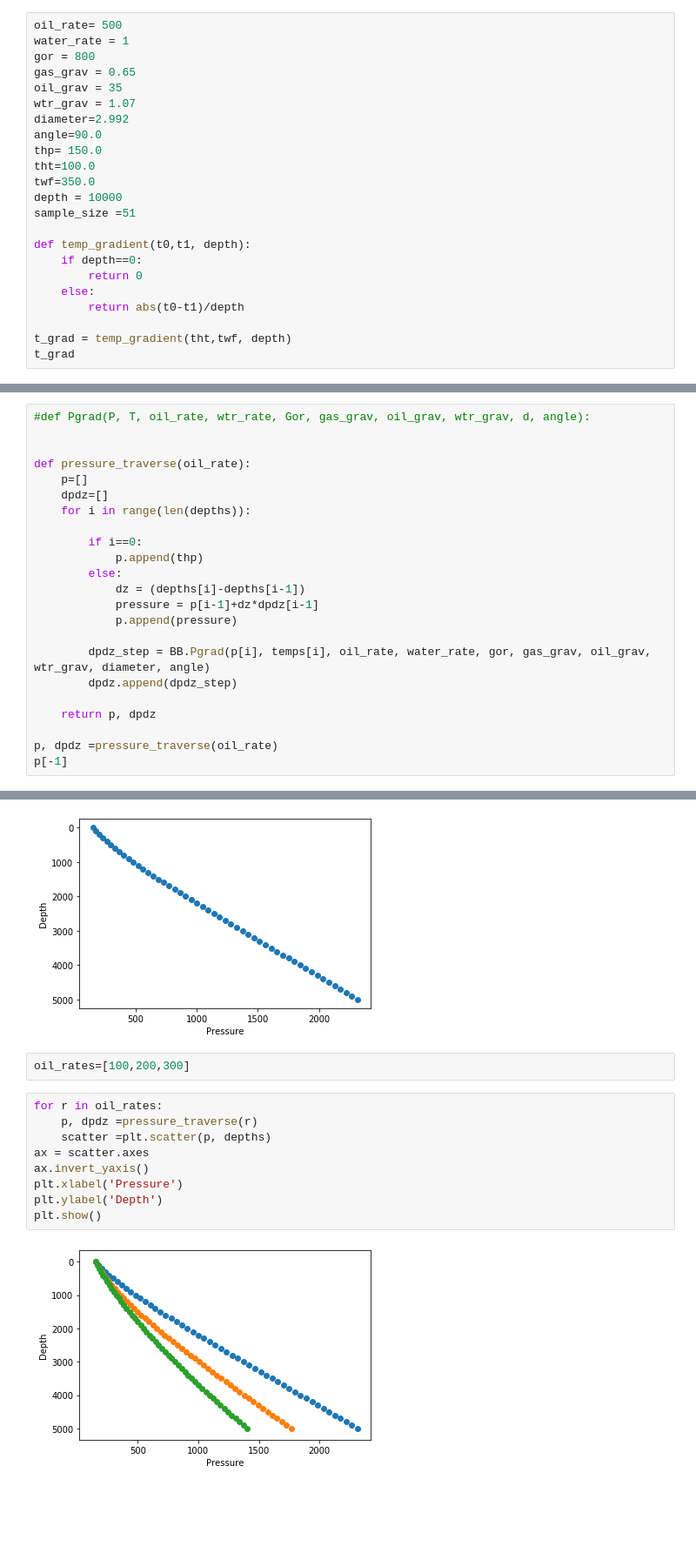
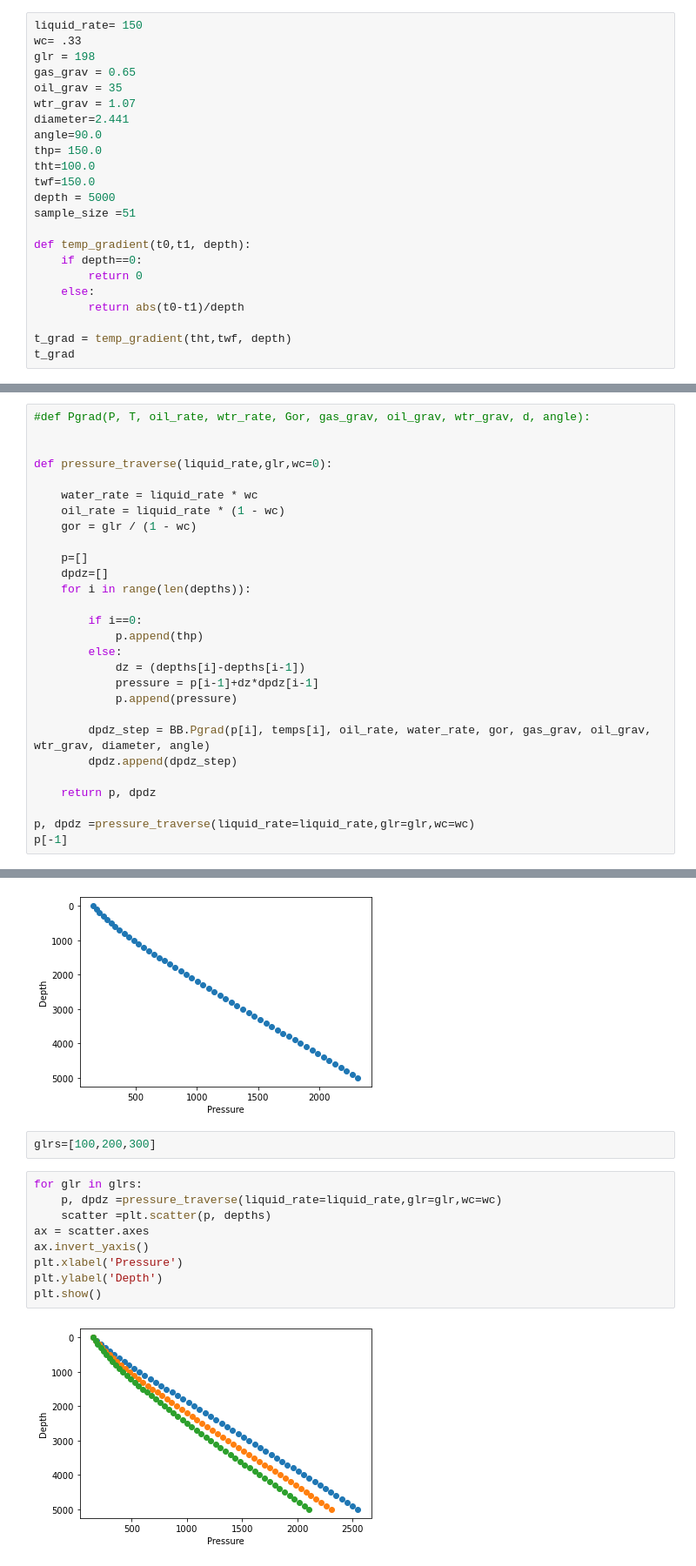
Before and after one commit to mkhamis22/Petroluem-Production, a Jupyter notebook: PressureTraverse.ipynb, the cells around one changed output, grey strips where cells are left out. Shown: that part at 87% size. Cells and saved outputs as stored; diff of their text form; blank space fills up the shorter version.

```diff
--- a/PressureTraverse.ipynb
+++ b/PressureTraverse.ipynb
@@ -12,18 +12,18 @@ import psapy.BeggsandBrill as BB
 # %% [markdown]
 Input Data
 # %%
-oil_rate= 500
-water_rate = 1
-gor = 800
+liquid_rate= 150
+wc= .33
+glr = 198
 gas_grav = 0.65
 oil_grav = 35
 wtr_grav = 1.07
-diameter=2.992
+diameter=2.441
 angle=90.0
 thp= 150.0
 tht=100.0
-twf=350.0
-depth = 10000
+twf=150.0
+depth = 5000
 sample_size =51
 
 def temp_gradient(t0,t1, depth):
@@ -44,7 +44,12 @@ temps = tht + t_grad * depths
 #def Pgrad(P, T, oil_rate, wtr_rate, Gor, gas_grav, oil_grav, wtr_grav, d, angle):
 
 
-def pressure_traverse(oil_rate):
+def pressure_traverse(liquid_rate,glr,wc=0):
+
+    water_rate = liquid_rate * wc
+    oil_rate = liquid_rate * (1 - wc)
+    gor = glr / (1 - wc)
+
     p=[]
     dpdz=[]
     for i in range(len(depths)):
@@ -61,6 +66,6 @@ def pressure_traverse(oil_rate):
 
     return p, dpdz
 
-p, dpdz =pressure_traverse(oil_rate)
+p, dpdz =pressure_traverse(liquid_rate=liquid_rate,glr=glr,wc=wc)
 p[-1]
 # %% [output]
@@ -75,18 +80,18 @@ plt.show()
 # %% [output]
 [figure]
 # %%
-oil_rates=[100,200,300]
+glrs=[100,200,300]
 # %%
-for r in oil_rates:
-    p, dpdz =pressure_traverse(r)
+for glr in glrs:
+    p, dpdz =pressure_traverse(liquid_rate=liquid_rate,glr=glr,wc=wc)
     scatter =plt.scatter(p, depths)
 ax = scatter.axes
 ax.invert_yaxis()
 plt.xlabel('Pressure')
 plt.ylabel('Depth')
 plt.show()
 # %% [output]
-[figure, old version]
+[figure, new version]
 # %%
 def vlp(rates):
     bhps =[]
```
Also changed, not shown: parts of 2 cells of this notebook.
